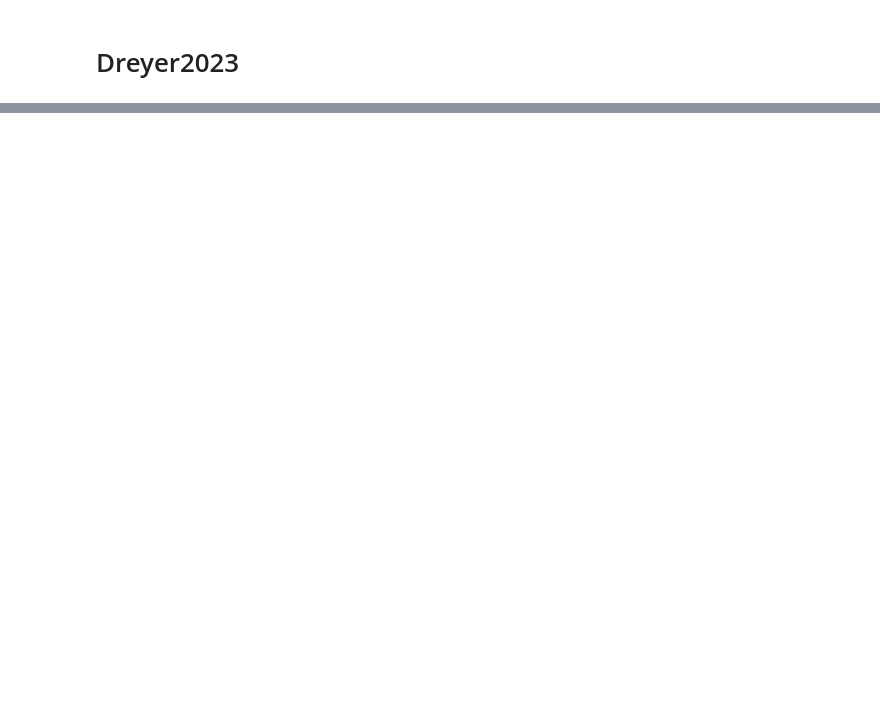
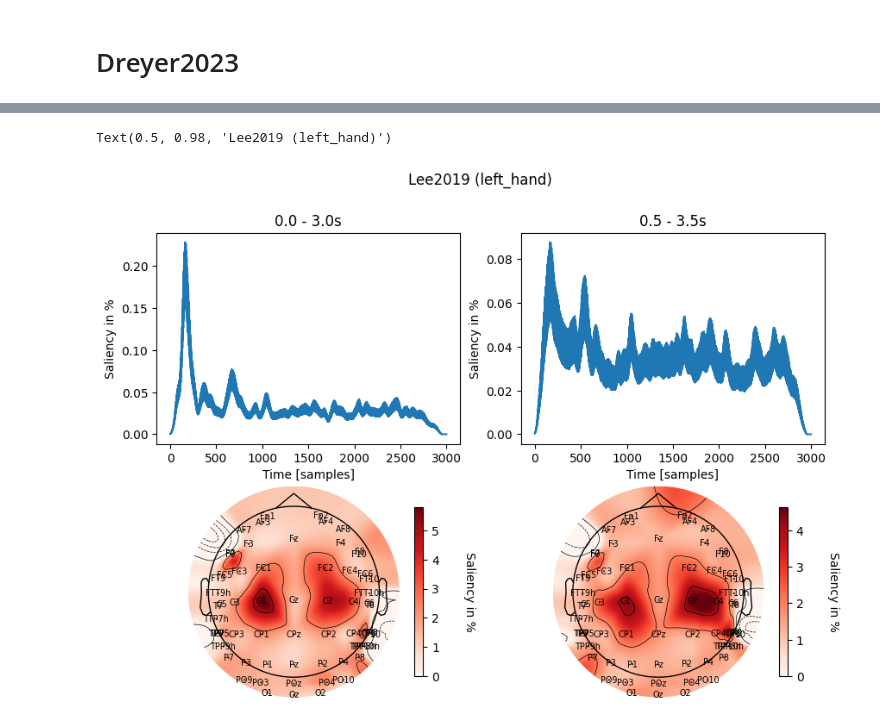
Before and after one commit to dtrocellier/MI_bci_epoch_window_influence, a Jupyter notebook: notebooks/saliency_map.ipynb, the cells around one changed output, grey strips where cells are left out. Saved outputs shown, nothing was run; the diff lists cells and outputs as text; code cells hidden in the pictures; blank space fills up the shorter version.

```diff
--- a/notebooks/saliency_map.ipynb
+++ b/notebooks/saliency_map.ipynb
@@ -124,0 +152,20 @@ plot_spatial_saliency(dataset, model, windows[1], subject=1, target=1, montage="
+# %%
+
+dataset = "Lee2019_MI"
+model = "Deep4Net"
+windows = ["w_00_30", "w_05_35"]
+
+fig, axes = plt.subplots(2, 2, figsize=(10, 7))
+
+plot_temporal_saliency(dataset, model, windows[0], subject=None, target=0, ax=axes[0, 0])
+plot_temporal_saliency(dataset, model, windows[1], subject=None, target=0, ax=axes[0, 1])
+
+plot_spatial_saliency(dataset, model, windows[0], subject=None, target=0, ax=axes[1, 0], montage="standard_1005")
+plot_spatial_saliency(dataset, model, windows[1], subject=None, target=0, ax=axes[1, 1], montage="standard_1005")
+
+axes[0, 0].set_title("0.0 - 3.0s")
+axes[0, 1].set_title("0.5 - 3.5s")
+fig.suptitle("Lee2019 (left_hand)")
+# %% [output]
+Text(0.5, 0.98, 'Lee2019 (left_hand)')
+[figure, added]
```
Also changed, not shown: parts of 6 cells of this notebook, 7 other files.
